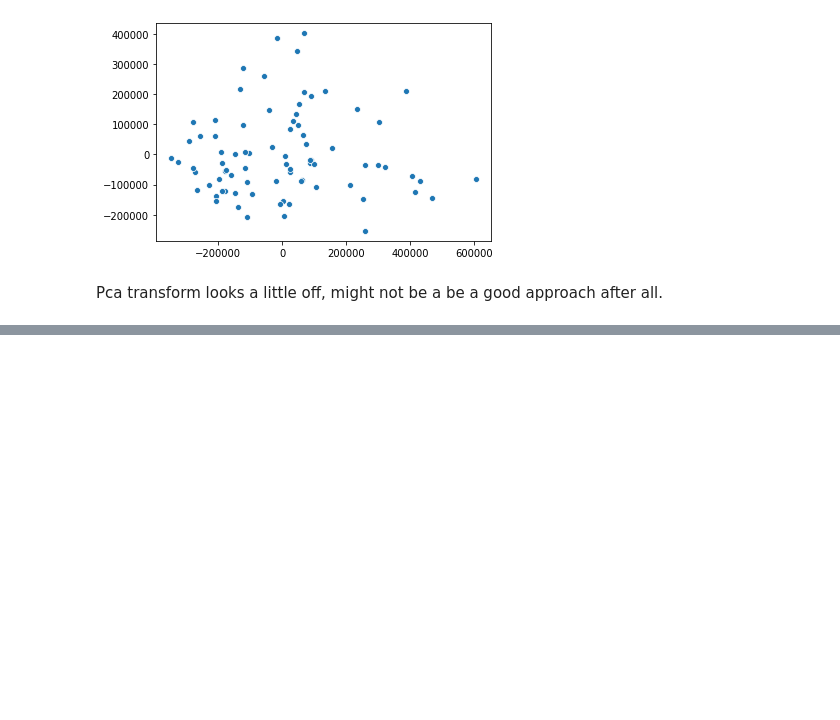
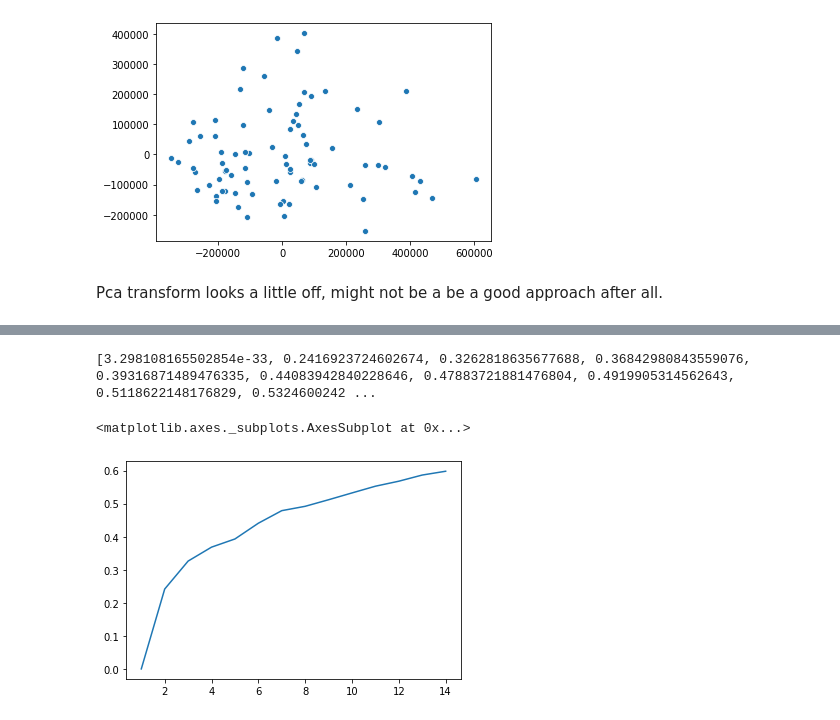
Before and after one commit to N8Grant/TripodsREU, a Jupyter notebook: scripts/MMExperiments.ipynb, the cells around one changed output, grey strips where cells are left out. Drawn from its saved outputs; the diff is of its cells as text; code cells hidden in the pictures; blank space fills up the shorter version.

```diff
--- a/scripts/MMExperiments.ipynb
+++ b/scripts/MMExperiments.ipynb
@@ -331,0 +383,30 @@ Pca transform looks a little off, might not be a be a good approach after all.
+# %%
+from sklearn.cluster import KMeans
+def SSE(points, labels, centers):
+    total_error = 0
+    data_mean = np.mean(points)
+    for i in range(len(points)):
+        total_error += sum((points[i]-data_mean)**2)
+    return total_error
+
+def SSE_bet(points, labels, centers):
+    total_error = 0
+    data_mean = np.mean(points)
+
+    for k in range(len(centers)):
+        n = sum([1 for l in labels if l == k])
+        total_error += n*(sum((centers[k]-data_mean)**2))
+    return total_error
+# %%
+l = []
+for i in range(1,15):
+    km = KMeans(n_clusters=i)
+    t = km.fit_predict(temp)
+    l.append(SSE_bet(temp,t,km.cluster_centers_)/SSE(temp,t,km.cluster_centers_))
+# %%
+print(l)
+sns.lineplot(range(1,15),l)
+# %% [output]
+[3.298108165502854e-33, 0.2416923724602674, 0.3262818635677688, 0.36842980843559076, 0.39316871489476335, 0.44083942840228646, 0.47883721881476804, 0.4919905314562643, 0.5118622148176829, 0.5324600242 ...
+<matplotlib.axes._subplots.AxesSubplot at 0x...>
+[figure, added]
```
Also changed, not shown: parts of 21 cells of this notebook, 16 other files.
